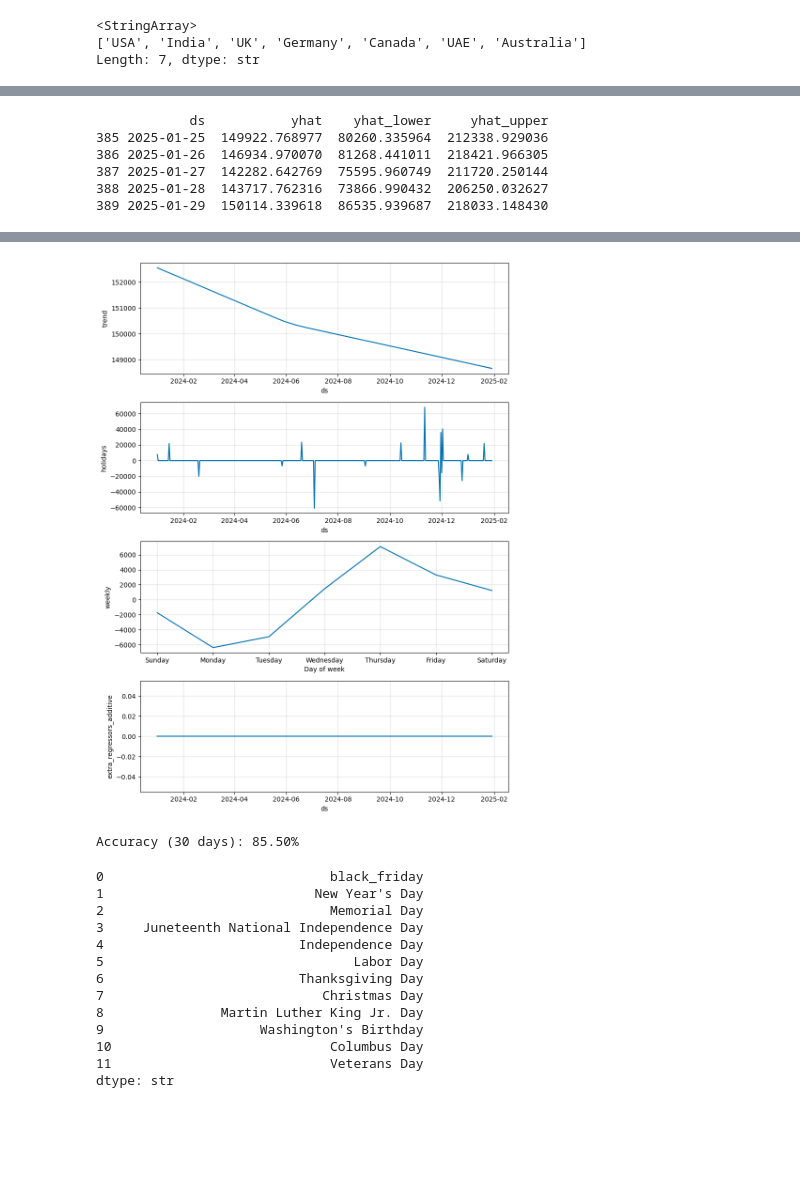
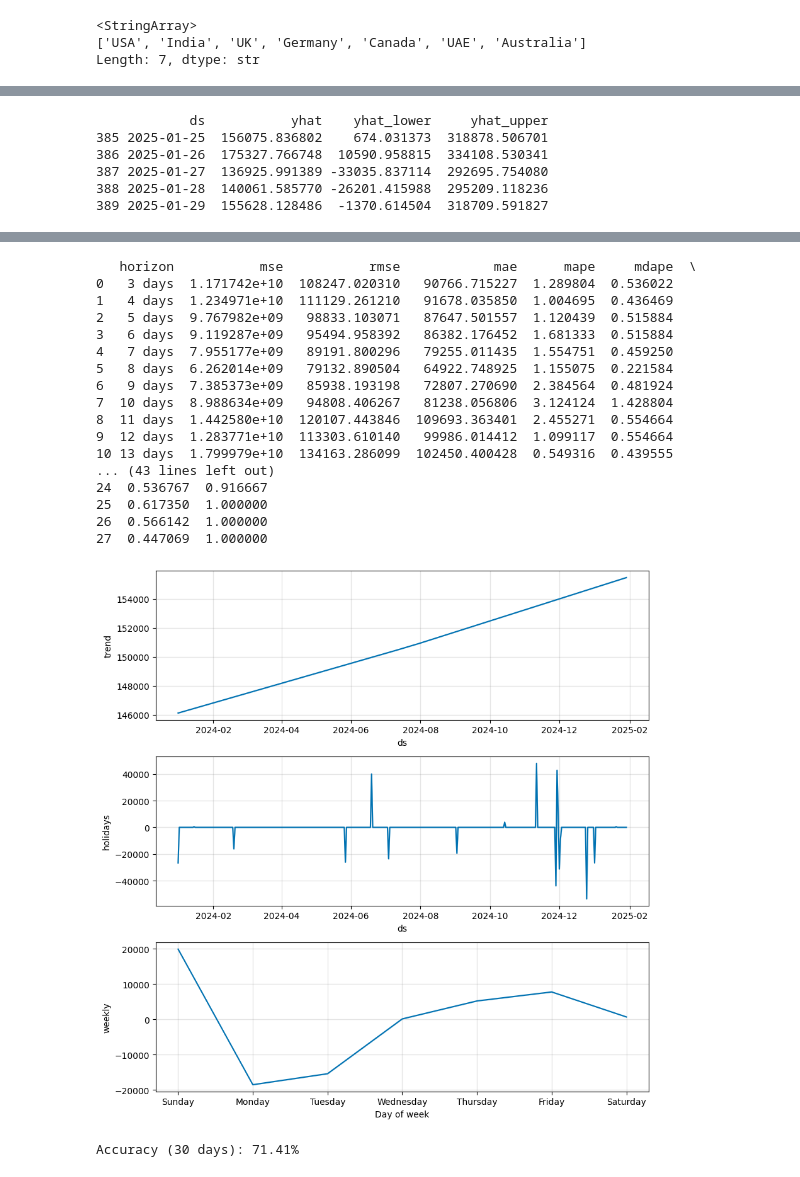
Before and after one commit to marcie-kx/PathSynch_Pod_H, a Jupyter notebook: prophet_new_data.ipynb, the cells around one changed output, grey strips where cells are left out. Drawn from its saved outputs; the diff is of its cells as text; code cells hidden in the pictures; blank space fills up the shorter version.

```diff
--- a/prophet_new_data.ipynb
+++ b/prophet_new_data.ipynb
@@ -42,8 +44,8 @@ df_na = df_clean[(df_clean['country']=='USA')]
 
 # Sum the revenue
 # df_daily = df.groupby('ds')['Revenue'].sum().reset_index()
-for re in regressors:
-    df_daily = df_clean.groupby('ds').agg({
+# for re in regressors:
+df_daily = df_clean.groupby('ds').agg({
         'impressions': 'sum',
         'clicks': 'sum',
         'CTR': 'sum',
@@ -55,6 +57,6 @@ for re in regressors:
 
 df_daily = df_daily.sort_values('ds')
 df_daily = df_daily.rename(columns={'revenue': 'y'})
-
+# df_daily['y'] = np.log1p(df_daily['y'])
 # print(df_daily)
 # print(df_daily.columns)
@@ -67,31 +76,20 @@ black_friday = pd.DataFrame({
   'upper_window': 3,
 })
 # %%
-# Model 1 for USA
+# Model 1 (Without Regressors)
 
-params = {
-    'changepoint_prior_scale': [0.001, 0.01, 0.1, 0.5],
-    'seasonality_prior_scale': [0.01, 0.1, 1.0, 10.0],
-}
-
-m = Prophet(interval_width = 0.90, holidays=black_friday)
+m = Prophet(interval_width = 0.90,
+            holidays=black_friday)
 # m = Prophet(interval_width = 0.90)
 
 
 # m.add_seasonality(name='weekly', period=7, fourier_order=10, prior_scale=0.1)
 m.add_country_holidays(country_name='US')
 
-regressors = ["impressions", "clicks", "CTR", "ad_spend", "conversions"]
-
-for regressor in regressors:
-    m.add_regressor(regressor)
-
 m.fit(df_daily)
 
 future = m.make_future_dataframe(periods=30)
 
-for futures in regressors:
-    future[futures] = df_daily[futures].mean()
 
 forecast = m.predict(future)
 print(forecast[["ds", "yhat", "yhat_lower", "yhat_upper"]].tail())
@@ -102,14 +100,14 @@ plt.show()
 
 df_cv = cross_validation(
     m,
-    initial='180 days',
+    initial='270 days',
     period='30 days',
     horizon='30 days'
 )
 
 # Calculate performance metrics
 df_p = performance_metrics(df_cv)
-# print(df_p)
+print(df_p)
 
 fig2 = m.plot_components(forecast)
 plt.show()
@@ -126,6 +124,6 @@ print(f"Accuracy (30 days): {overall_accuracy:.2f}%")
             ds           yhat    yhat_lower     yhat_upper
-385 2025-01-25  149922.768977  80260.335964  212338.929036
-386 2025-01-26  146934.970070  81268.441011  218421.966305
-387 2025-01-27  142282.642769  75595.960749  211720.250144
-388 2025-01-28  143717.762316  73866.990432  206250.032627
-389 2025-01-29  150114.339618  86535.939687  218033.148430
+385 2025-01-25  156075.836802    674.031373  318878.506701
+386 2025-01-26  175327.766748  10590.958815  334108.530341
+387 2025-01-27  136925.991389 -33035.837114  292695.754080
+388 2025-01-28  140061.585770 -26201.415988  295209.118236
+389 2025-01-29  155628.128486  -1370.614504  318709.591827
@@ -142,18 +135,19 @@ print(f"Accuracy (30 days): {overall_accuracy:.2f}%")
+   horizon           mse           rmse            mae      mape     mdape  \
+0   3 days  1.171742e+10  108247.020310   90766.715227  1.289804  0.536022
+1   4 days  1.234971e+10  111129.261210   91678.035850  1.004695  0.436469
+2   5 days  9.767982e+09   98833.103071   87647.501557  1.120439  0.515884
+3   6 days  9.119287e+09   95494.958392   86382.176452  1.681333  0.515884
+4   7 days  7.955177e+09   89191.800296   79255.011435  1.554751  0.459250
+5   8 days  6.262014e+09   79132.890504   64922.748925  1.155075  0.221584
+6   9 days  7.385373e+09   85938.193198   72807.270690  2.384564  0.481924
+7  10 days  8.988634e+09   94808.406267   81238.056806  3.124124  1.428804
+8  11 days  1.442580e+10  120107.443846  109693.363401  2.455271  0.554664
+9  12 days  1.283771e+10  113303.610140   99986.014412  1.099117  0.554664
+10 13 days  1.799979e+10  134163.286099  102450.400428  0.549316  0.439555
+... (43 lines left out)
+24  0.536767  0.916667
+25  0.617350  1.000000
+26  0.566142  1.000000
+27  0.447069  1.000000
-[figure, old version]
+[figure, new version]
-Accuracy (30 days): 85.50%
+Accuracy (30 days): 71.41%
-# %%
-print(m.train_holiday_names)
-# %% [output]
-0                             black_friday
-1                           New Year's Day
-2                             Memorial Day
-3     Juneteenth National Independence Day
-4                         Independence Day
-5                                Labor Day
-6                         Thanksgiving Day
-7                            Christmas Day
-8               Martin Luther King Jr. Day
-9                    Washington's Birthday
-10                            Columbus Day
-11                            Veterans Day
-dtype: str
```
Also changed, not shown: parts of 7 cells of this notebook.
